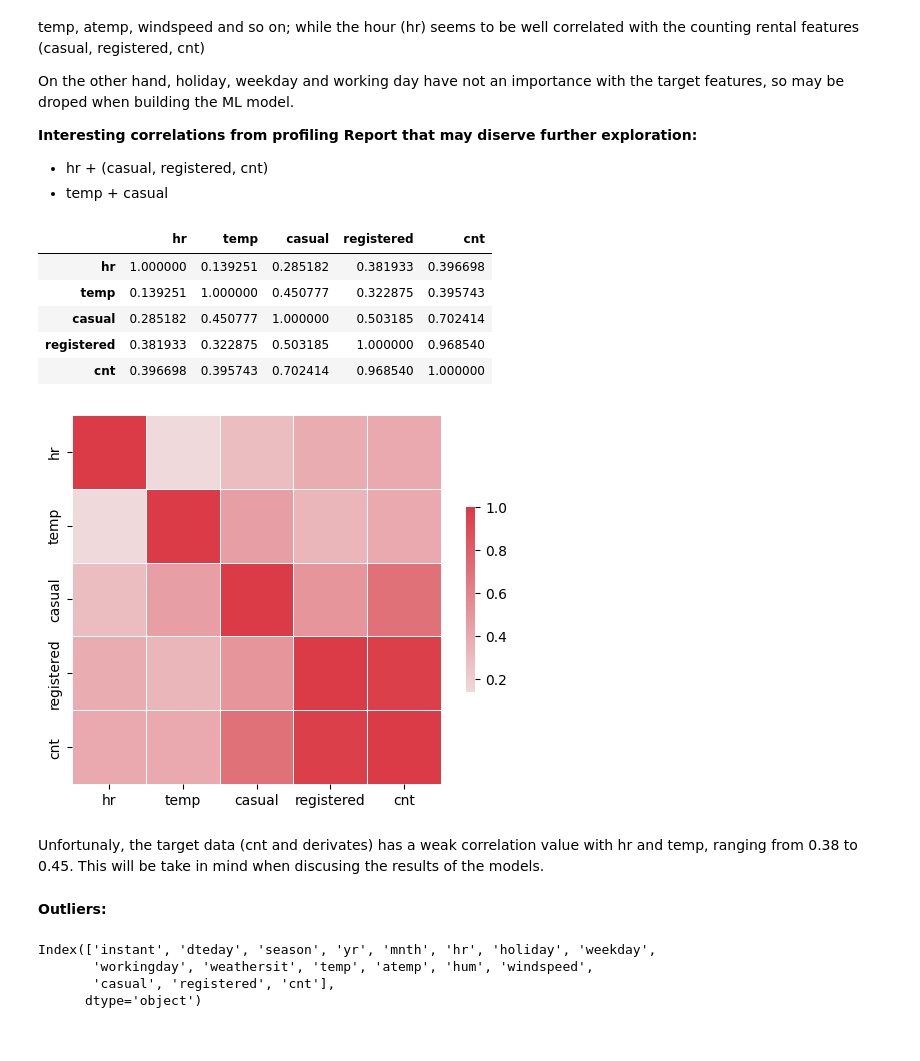
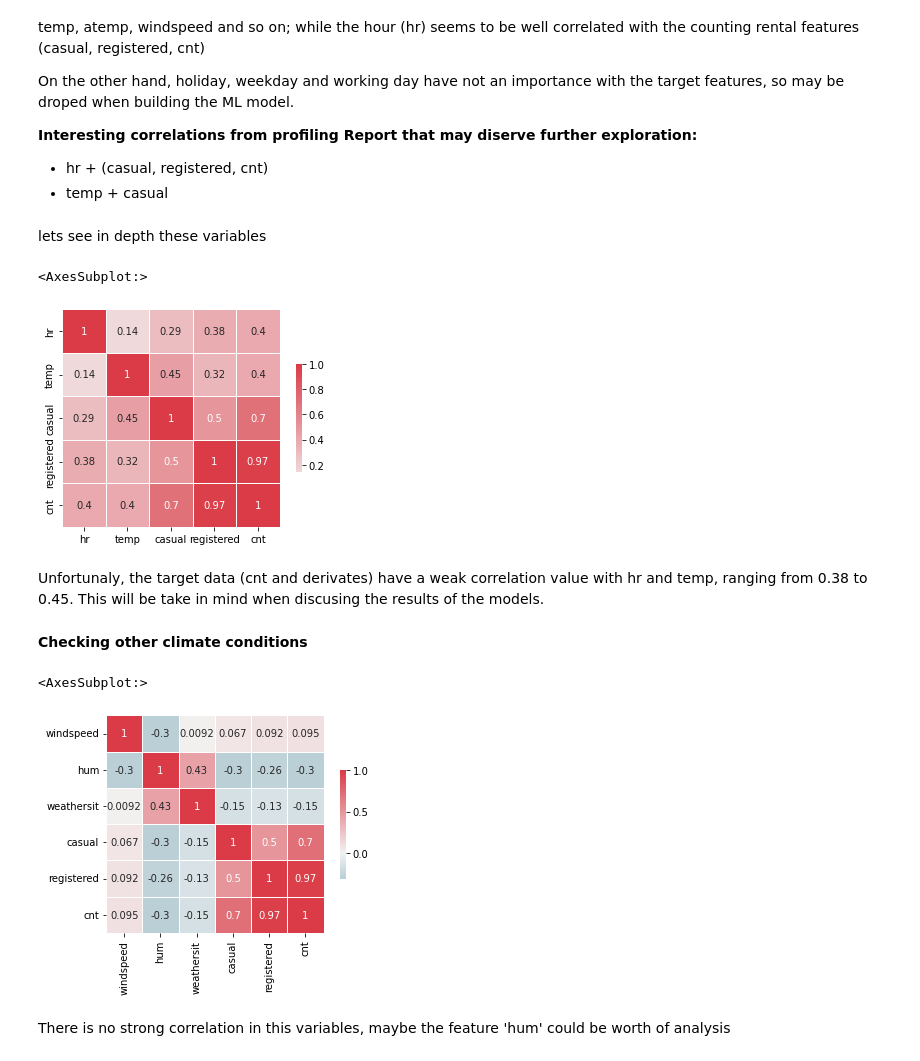
Before and after one commit to cvillarragamo/Datathon_Bootcamp_Henry_BikeRental_ML, a Jupyter notebook: data_eda.ipynb, the cells around one changed output. Drawn from its saved outputs; the diff is of its cells as text; code cells hidden in the pictures.

```diff
--- a/data_eda.ipynb
+++ b/data_eda.ipynb
@@ -45,31 +48,28 @@ On the other hand, holiday, weekday and working day have not an importance with
 <b>Interesting correlations from profiling Report that may diserve further exploration: </b>
 - hr + (casual, registered, cnt)
 - temp + casual
+# %% [markdown]
+lets see in depth these variables
 # %%
-#lets see in depth these variables
 cmap = sns.diverging_palette(220, 10, as_cmap=True)
-sns.heatmap(training[['hr','temp','casual','registered','cnt']].corr(),vmax=1, center=0, cmap=cmap,
+sns.heatmap(training[['hr','temp','casual','registered','cnt']].corr(),vmax=1, annot=True, center=0, cmap=cmap,
             square=True, linewidths=.5, cbar_kws={"shrink": .5})
-
-training[['hr','temp','casual','registered','cnt']].corr()
 # %% [output]
-|  | hr | temp | casual | registered | cnt |
-| hr | 1.000000 | 0.139251 | 0.285182 | 0.381933 | 0.396698 |
-| temp | 0.139251 | 1.000000 | 0.450777 | 0.322875 | 0.395743 |
-| casual | 0.285182 | 0.450777 | 1.000000 | 0.503185 | 0.702414 |
-| registered | 0.381933 | 0.322875 | 0.503185 | 1.000000 | 0.968540 |
-| cnt | 0.396698 | 0.395743 | 0.702414 | 0.968540 | 1.000000 |
+<AxesSubplot:>
-[figure, old version]
+[figure, new version]
 # %% [markdown]
-Unfortunaly, the target data (cnt and derivates) has a weak correlation value with hr and temp, ranging from 0.38 to 0.45.
+Unfortunaly, the target data (cnt and derivates) have a weak correlation value with hr and temp, ranging from 0.38 to 0.45.
 This will be take in mind when discusing the results of the models.
 # %% [markdown]
-<b> Outliers: </b>
+<b>Checking other climate conditions<b>
-# %%
-training.columns
-# %% [output]
-Index(['instant', 'dteday', 'season', 'yr', 'mnth', 'hr', 'holiday', 'weekday',
-       'workingday', 'weathersit', 'temp', 'atemp', 'hum', 'windspeed',
-       'casual', 'registered', 'cnt'],
-      dtype='object')
+# %%
+#correlations
+cmap = sns.diverging_palette(220, 10, as_cmap=True)
+sns.heatmap(training[['windspeed','hum','weathersit','casual','registered','cnt']].corr(),vmax=1, annot=True, center=0, cmap=cmap,
+            square=True, linewidths=.5, cbar_kws={"shrink": .5})
+# %% [output]
+<AxesSubplot:>
+[figure, added]
+# %% [markdown]
+There is no strong correlation in this variables, maybe the feature 'hum' could be worth of analysis
 # %%
```
Also changed, not shown: parts of 10 cells of this notebook.
